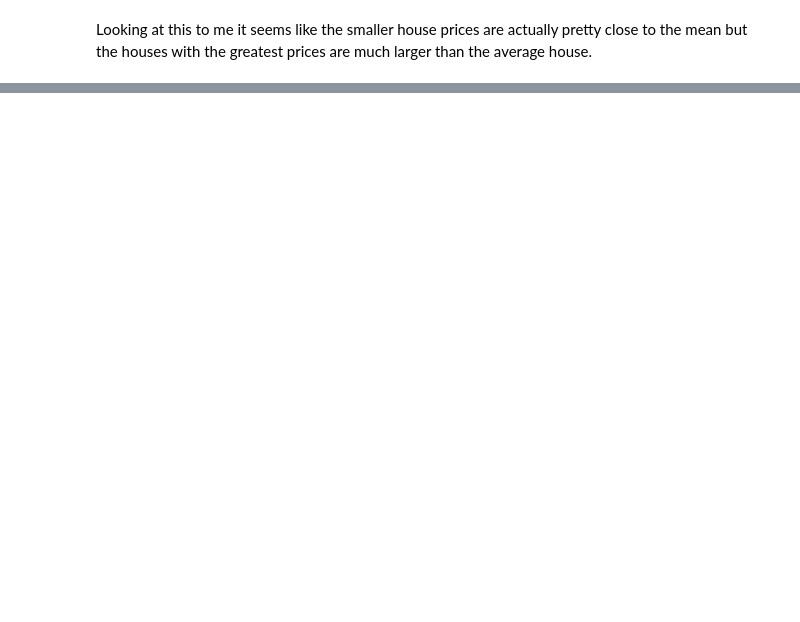
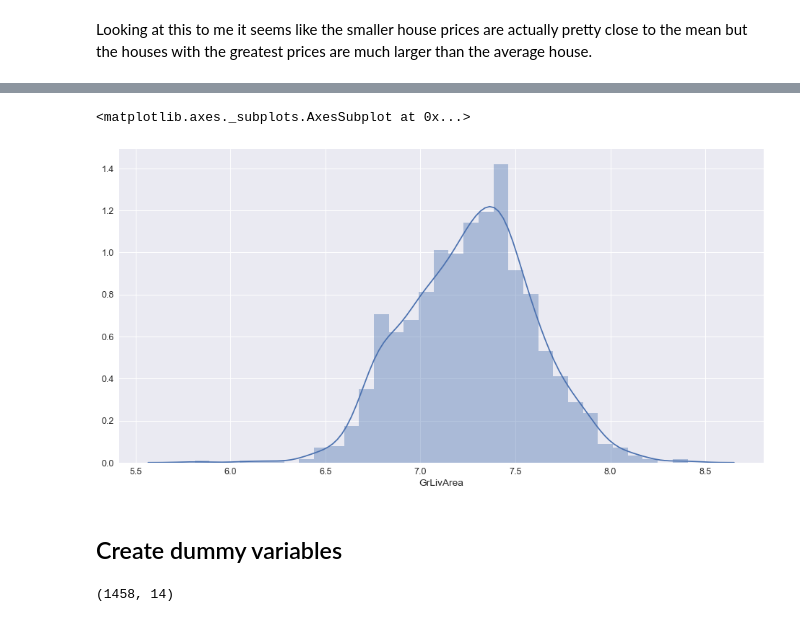
Before and after one commit to D-H/MachineLearningNotes, a Jupyter notebook: Exercises_Kaggle/HousePrices/HousePrices_Submission.ipynb, the cells around one changed output, grey strips where cells are left out. Drawn from its saved outputs; the diff is of its cells as text; code cells hidden in the pictures; blank space fills up the shorter version.

Commit message:
Almost completed house prices kernel

```diff
--- a/Exercises_Kaggle/HousePrices/HousePrices_Submission.ipynb
+++ b/Exercises_Kaggle/HousePrices/HousePrices_Submission.ipynb
@@ -694,0 +708,8 @@ Looking at this to me it seems like the smaller house prices are actually pretty
+# %%
+columns_to_keep = ["OverallQual", "GrLivArea", "TotalBsmtSF", "GarageCars", "1stFlrSF",\
+                   "FullBath", "TotRmsAbvGrd", "YearBuilt", "YearRemodAdd", "MasVnrArea", \
+                  "Fireplaces", "BsmtFinSF1", "LotFrontage"]
+target_column = ["SalePrice"]
+
+datasets[0] = datasets[0][columns_to_keep + target_column]
+datasets[1] = datasets[1][columns_to_keep]
@@ -694,0 +720,19 @@ Looking at this to me it seems like the smaller house prices are actually pretty
+# %%
+fig, axes = plt.subplots(1,1, figsize=(16, 8))
+for dataset in datasets:
+    dataset["GrLivArea"] = np.log(dataset["GrLivArea"])
+
+# It has some positive skenwness before, so now it is much more normalized.
+sns.distplot(datasets[0]["GrLivArea"] , ax=axes)
+# %% [output]
+<matplotlib.axes._subplots.AxesSubplot at 0x...>
+[figure, added]
+# %% [markdown]
+## Create dummy variables
+# %%
+datasets[0] = pd.get_dummies(datasets[0])
+datasets[1] = pd.get_dummies(datasets[1])
+
+datasets[0].shape
+# %% [output]
+(1458, 14)
```
Also changed, not shown: parts of 31 cells of this notebook, 6 other files.
